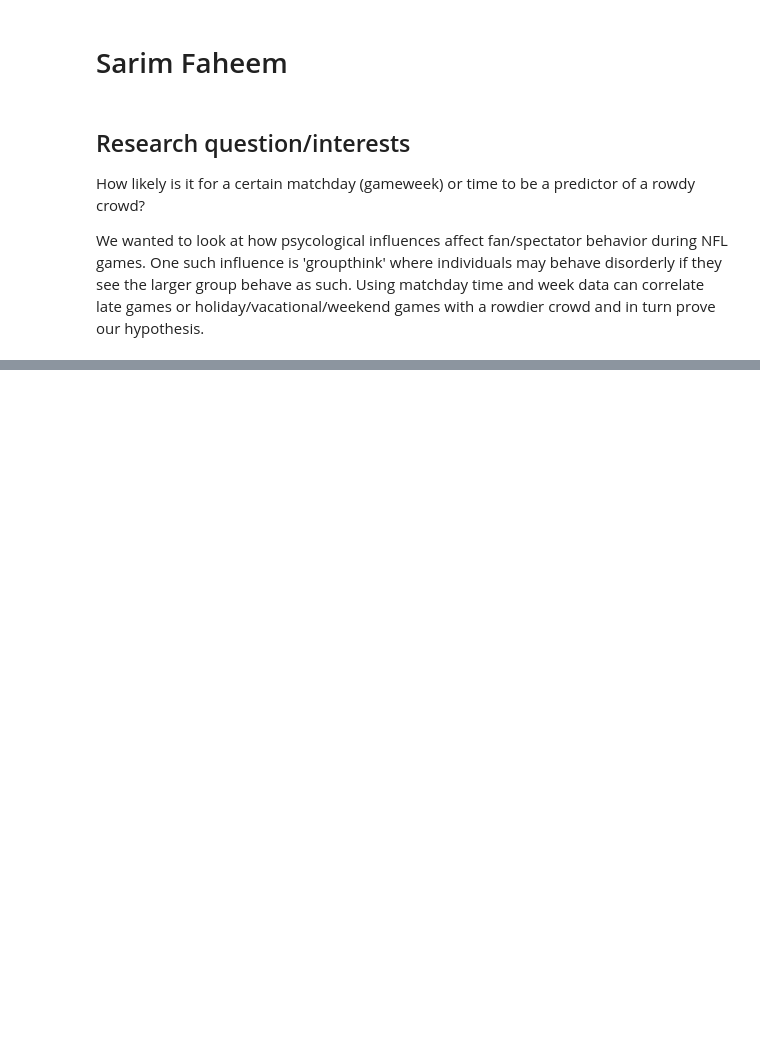
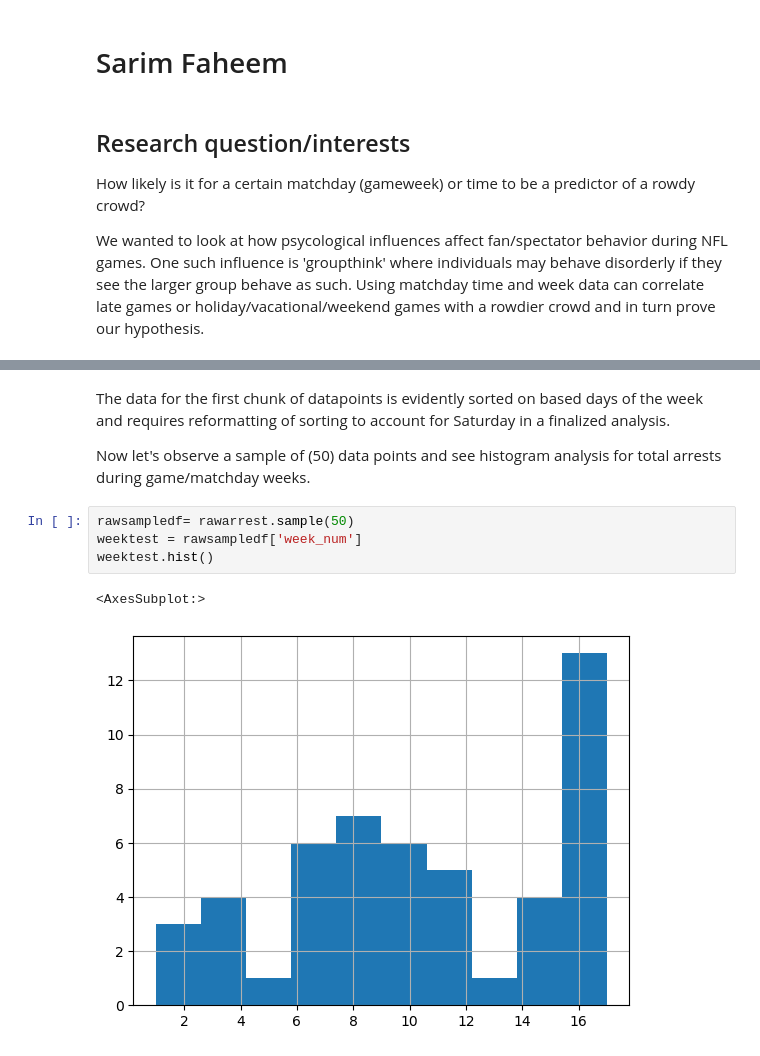
Before and after one commit to ubco-W2022T1-cosc301/project-group03, a Jupyter notebook: notebooks/analysis3.ipynb, the cells around one changed output, grey strips where cells are left out. Cells and saved outputs as stored; diff of their text form; blank space fills up the shorter version.

```diff
--- a/notebooks/analysis3.ipynb
+++ b/notebooks/analysis3.ipynb
@@ -31,0 +179,11 @@ pwd
+# %% [markdown]
+The data for the first chunk of datapoints is evidently sorted on based days of the week and requires reformatting of sorting to account for Saturday in a finalized analysis.
+
+Now let's observe a sample of (50) data points and see histogram analysis for total arrests during game/matchday weeks.
+# %%
+rawsampledf= rawarrest.sample(50)
+weektest = rawsampledf['week_num']
+weektest.hist()
+# %% [output]
+<AxesSubplot:>
+[figure, added]
```
Also changed, not shown: parts of 33 cells of this notebook, 1 other file.
